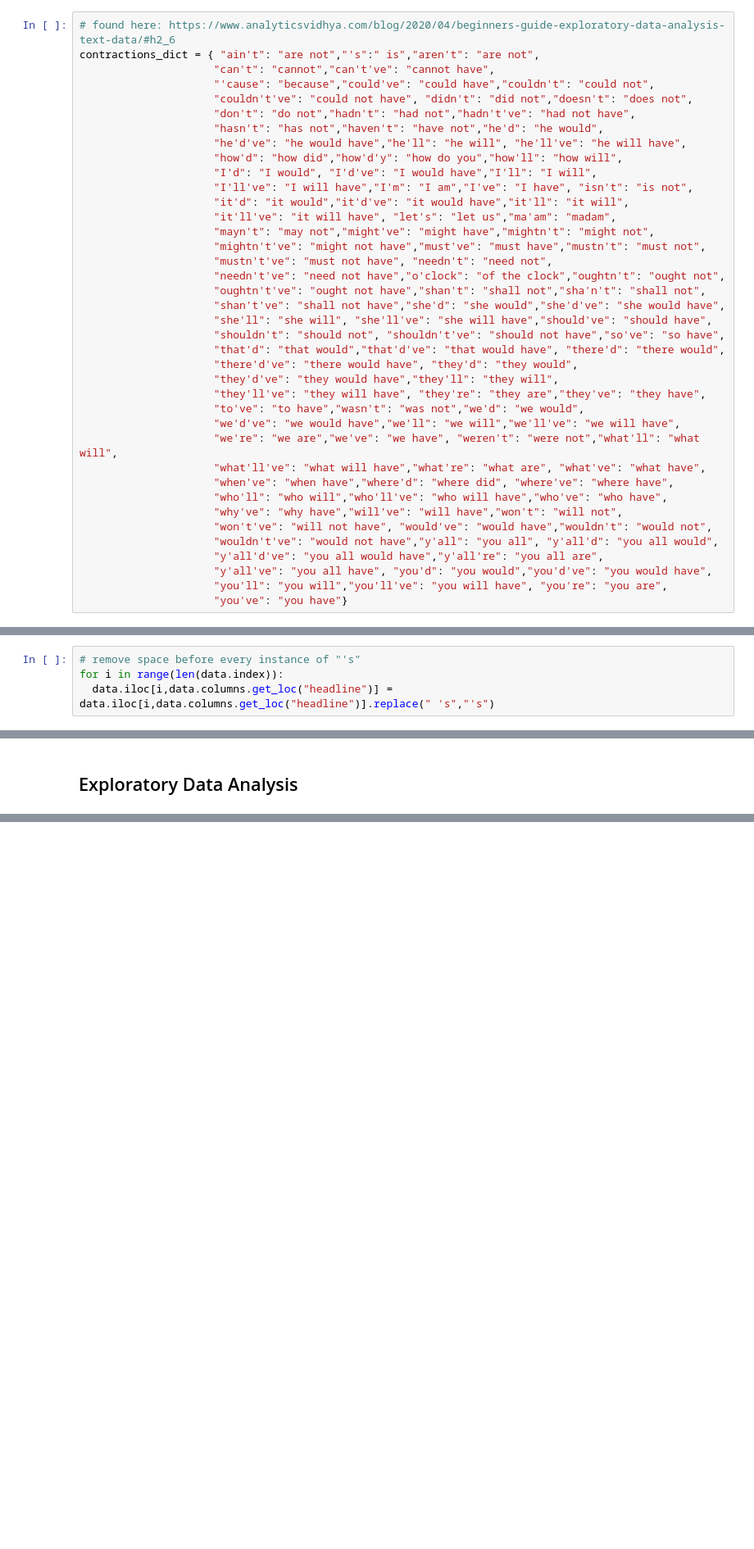
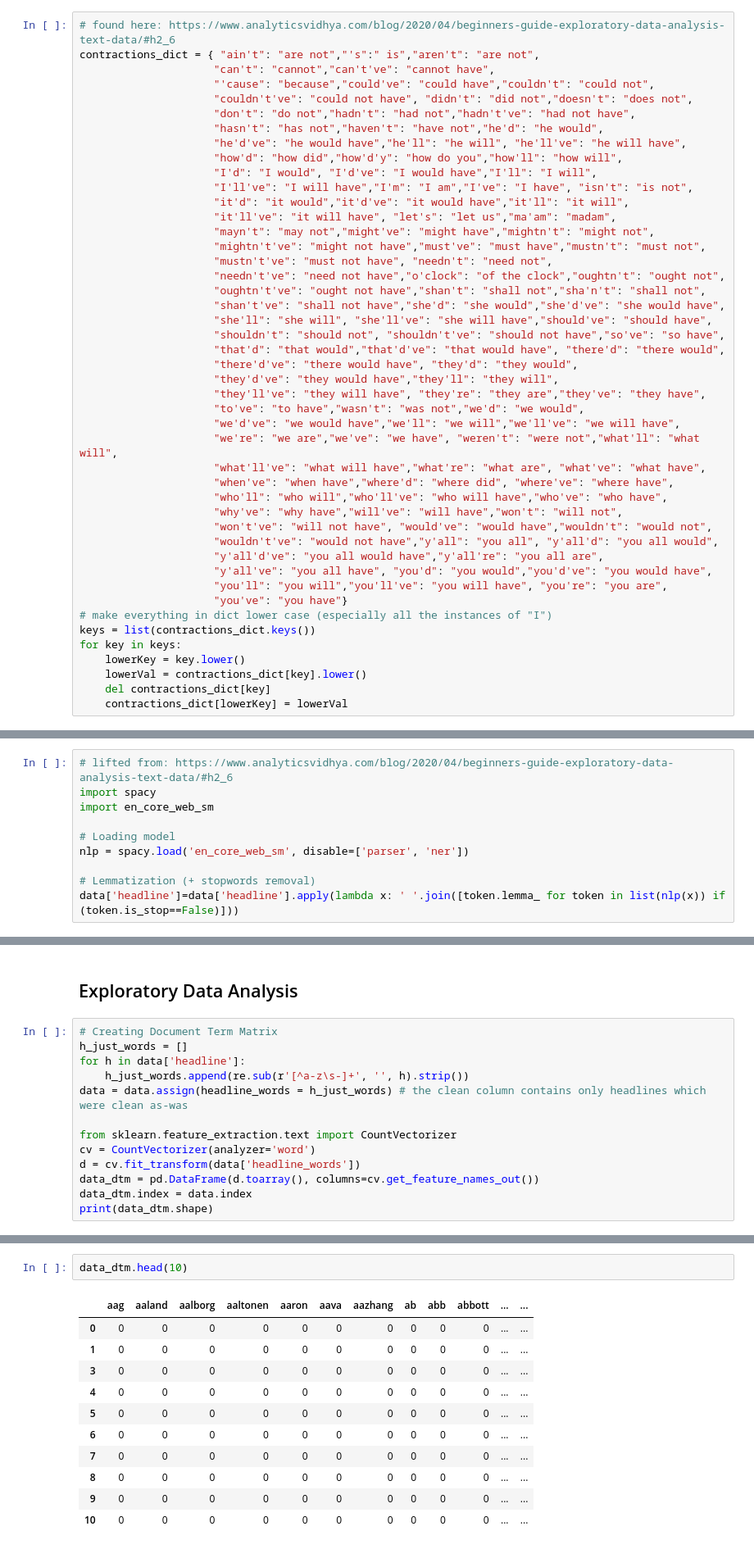
Before and after one commit to arnodunstatter/COSC4337-project, a Jupyter notebook: Financial_Sentiment_Analysis_Project.ipynb, the cells around one changed output, grey strips where cells are left out. Shown at 82% size. Drawn from its saved outputs; the diff is of its cells as text; blank space fills up the shorter version.

```diff
--- a/Financial_Sentiment_Analysis_Project.ipynb
+++ b/Financial_Sentiment_Analysis_Project.ipynb
@@ -320,3 +336,10 @@ contractions_dict = { "ain't": "are not","'s":" is","aren't": "are not",
                      "y'all've": "you all have", "you'd": "you would","you'd've": "you would have",
                      "you'll": "you will","you'll've": "you will have", "you're": "you are",
                      "you've": "you have"}
+# make everything in dict lower case (especially all the instances of "I")
+keys = list(contractions_dict.keys())
+for key in keys:
+    lowerKey = key.lower()
+    lowerVal = contractions_dict[key].lower()
+    del contractions_dict[key]
+    contractions_dict[lowerKey] = lowerVal
@@ -336,4 +379,0 @@ found 1 contractions
-# %%
-# remove space before every instance of "'s"
-for i in range(len(data.index)):
-  data.iloc[i,data.columns.get_loc("headline")] = data.iloc[i,data.columns.get_loc("headline")].replace(" 's","'s")
@@ -380,0 +407,10 @@ Finnish component supplier Componenta Corporation OMX Helsinki: CTH1V
+# %%
+# lifted from: https://www.analyticsvidhya.com/blog/2020/04/beginners-guide-exploratory-data-analysis-text-data/#h2_6
+import spacy
+import en_core_web_sm
+
+# Loading model
+nlp = spacy.load('en_core_web_sm', disable=['parser', 'ner'])
+
+# Lemmatization (+ stopwords removal)
+data['headline']=data['headline'].apply(lambda x: ' '.join([token.lemma_ for token in list(nlp(x)) if (token.is_stop==False)]))
@@ -381,2 +438,15 @@ Finnish component supplier Componenta Corporation OMX Helsinki: CTH1V
 # %% [markdown]
 ## Exploratory Data Analysis
+# %%
+# Creating Document Term Matrix
+h_just_words = []
+for h in data['headline']:
+    h_just_words.append(re.sub(r'[^a-z\s-]+', '', h).strip())
+data = data.assign(headline_words = h_just_words) # the clean column contains only headlines which were clean as-was
+
+from sklearn.feature_extraction.text import CountVectorizer
+cv = CountVectorizer(analyzer='word')
+d = cv.fit_transform(data['headline_words'])
+data_dtm = pd.DataFrame(d.toarray(), columns=cv.get_feature_names_out())
+data_dtm.index = data.index
+print(data_dtm.shape)
@@ -382,0 +455,14 @@ Finnish component supplier Componenta Corporation OMX Helsinki: CTH1V
+# %%
+data_dtm.head(10)
+# %% [output]
+|  | aag | aaland | aalborg | aaltonen | aaron | aava | aazhang | ab | abb | abbott | ... | ... |
+| 0 | 0 | 0 | 0 | 0 | 0 | 0 | 0 | 0 | 0 | 0 | ... | ... |
+| 1 | 0 | 0 | 0 | 0 | 0 | 0 | 0 | 0 | 0 | 0 | ... | ... |
+| 3 | 0 | 0 | 0 | 0 | 0 | 0 | 0 | 0 | 0 | 0 | ... | ... |
+| 4 | 0 | 0 | 0 | 0 | 0 | 0 | 0 | 0 | 0 | 0 | ... | ... |
+| 5 | 0 | 0 | 0 | 0 | 0 | 0 | 0 | 0 | 0 | 0 | ... | ... |
+| 6 | 0 | 0 | 0 | 0 | 0 | 0 | 0 | 0 | 0 | 0 | ... | ... |
+| 7 | 0 | 0 | 0 | 0 | 0 | 0 | 0 | 0 | 0 | 0 | ... | ... |
+| 8 | 0 | 0 | 0 | 0 | 0 | 0 | 0 | 0 | 0 | 0 | ... | ... |
+| 9 | 0 | 0 | 0 | 0 | 0 | 0 | 0 | 0 | 0 | 0 | ... | ... |
+| 10 | 0 | 0 | 0 | 0 | 0 | 0 | 0 | 0 | 0 | 0 | ... | ... |
```
Also changed, not shown: parts of 20 cells of this notebook.
